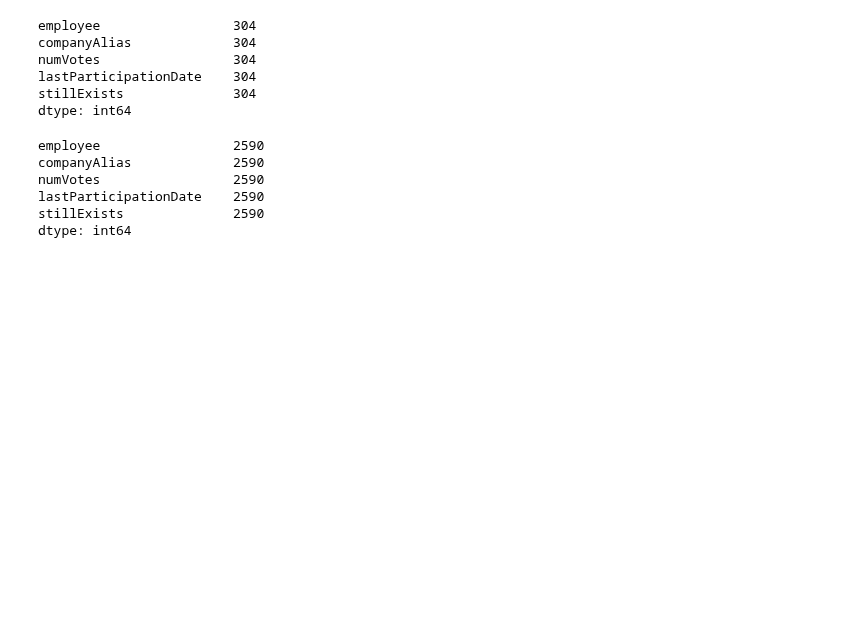
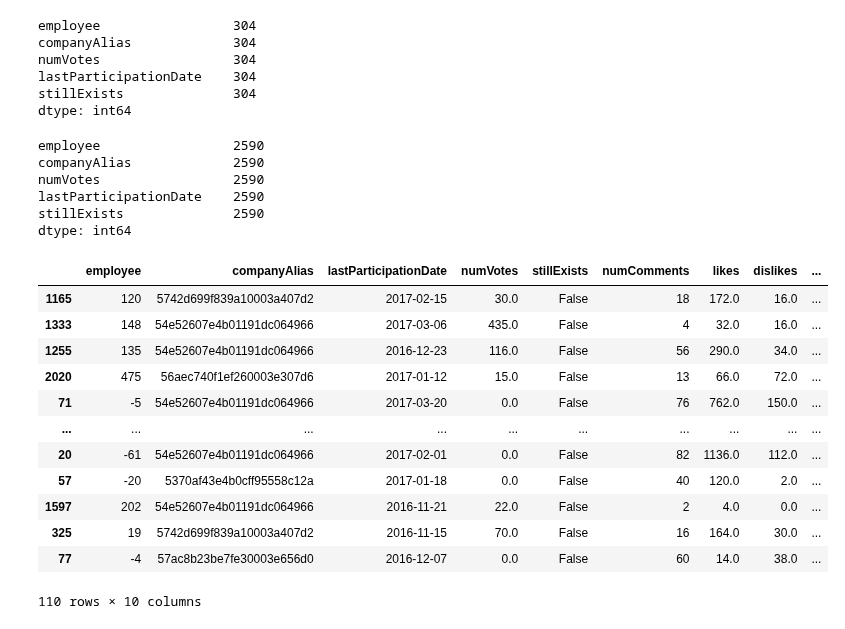
Before and after one commit to ceciliastern/ds_term_project, a Jupyter notebook: Data Preprocessing - Happiness Dataset.ipynb, the cells around one changed output. Drawn from its saved outputs; the diff is of its cells as text; code cells hidden in the pictures; blank space fills up the shorter version.

```diff
--- a/Data Preprocessing - Happiness Dataset.ipynb
+++ b/Data Preprocessing - Happiness Dataset.ipynb
@@ -187,0 +205,24 @@ emp_list.to_csv("./data/emp_list.csv")
+# %%
+from sklearn.model_selection import train_test_split
+# Train test split
+# undersample_data = data[data["stillExists"] == True].sample(frac=0.1)
+# undersample_data = undersample_data.append(data[data["stillExists"] == False])
+# oversample_data = [data[data["stillExists"] == False]] * 10
+# oversample_data = data[data["stillExists"] == True].append(oversample_data, ignore_index=True)
+x_train, x_test = train_test_split(data, test_size=0.2)
+x_train[x_train['stillExists'] == False]
+# oversample_data
+# %% [output]
+|  | employee | companyAlias | lastParticipationDate | numVotes | stillExists | numComments | likes | dislikes | ... |
+| 1165 | 120 | 5742d699f839a10003a407d2 | 2017-02-15 | 30.0 | False | 18 | 172.0 | 16.0 | ... |
+| 1333 | 148 | 54e52607e4b01191dc064966 | 2017-03-06 | 435.0 | False | 4 | 32.0 | 16.0 | ... |
+| 1255 | 135 | 54e52607e4b01191dc064966 | 2016-12-23 | 116.0 | False | 56 | 290.0 | 34.0 | ... |
+| 2020 | 475 | 56aec740f1ef260003e307d6 | 2017-01-12 | 15.0 | False | 13 | 66.0 | 72.0 | ... |
+| 71 | -5 | 54e52607e4b01191dc064966 | 2017-03-20 | 0.0 | False | 76 | 762.0 | 150.0 | ... |
+| ... | ... | ... | ... | ... | ... | ... | ... | ... | ... |
+| 20 | -61 | 54e52607e4b01191dc064966 | 2017-02-01 | 0.0 | False | 82 | 1136.0 | 112.0 | ... |
+| 57 | -20 | 5370af43e4b0cff95558c12a | 2017-01-18 | 0.0 | False | 40 | 120.0 | 2.0 | ... |
+| 1597 | 202 | 54e52607e4b01191dc064966 | 2016-11-21 | 22.0 | False | 2 | 4.0 | 0.0 | ... |
+| 325 | 19 | 5742d699f839a10003a407d2 | 2016-11-15 | 70.0 | False | 16 | 164.0 | 30.0 | ... |
+| 77 | -4 | 57ac8b23be7fe30003e656d0 | 2016-12-07 | 0.0 | False | 60 | 14.0 | 38.0 | ... |
+110 rows × 10 columns
```
Also changed, not shown: parts of 5 cells of this notebook, 1 other file.
